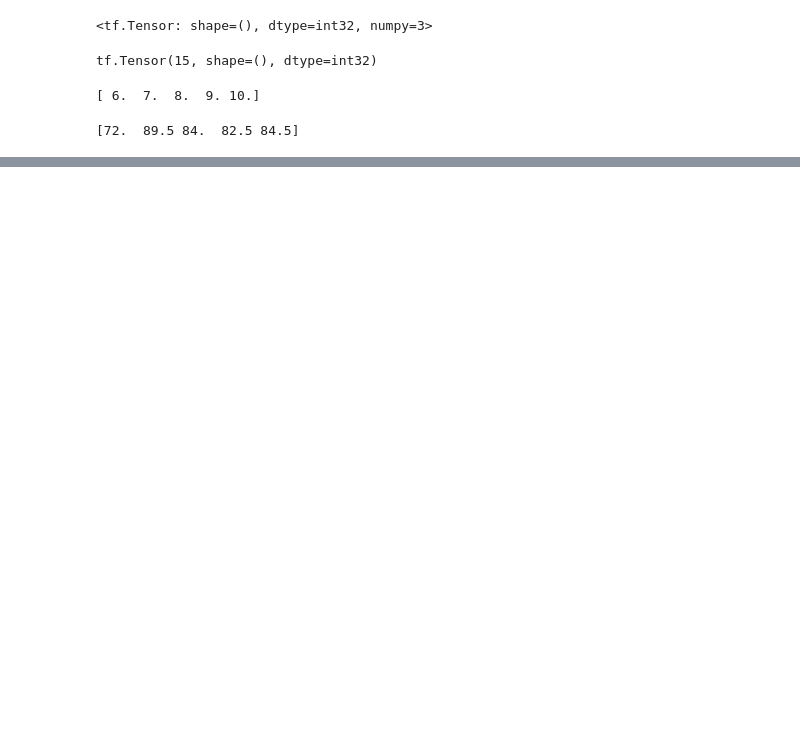
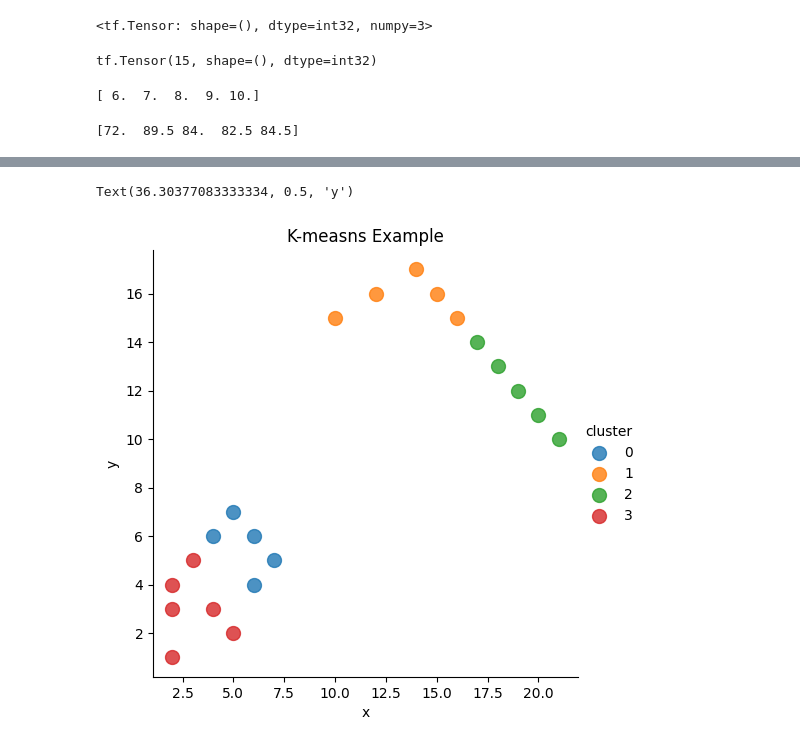
Before and after one commit to greapis/Tensorflow_Python, a Jupyter notebook: Isuan_tensorflow.ipynb, the cells around one changed output, grey strips where cells are left out. Cells and saved outputs as stored; diff of their text form; code cells hidden in the pictures; blank space fills up the shorter version.

```diff
--- a/Isuan_tensorflow.ipynb
+++ b/Isuan_tensorflow.ipynb
@@ -151,0 +224,3 @@ print(y.numpy())
+# %%
+df['cluster'] = kmeans.labels_
+df.head(10)
@@ -151,0 +239,8 @@ print(y.numpy())
+# %%
+sb.lmplot(x='x', y='y', data=df, fit_reg=False, scatter_kws={"s": 100}, hue='cluster')
+plt.title('K-measns Example')
+plt.xlabel('x')
+plt.ylabel('y')
+# %% [output]
+Text(36.30377083333334, 0.5, 'y')
+[figure, added]
```
Also changed, not shown: parts of 10 cells of this notebook.
